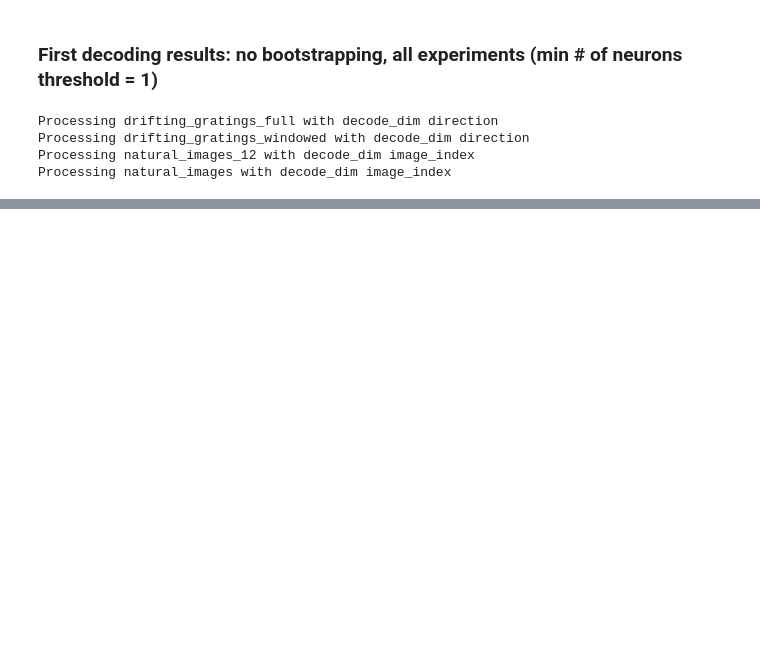
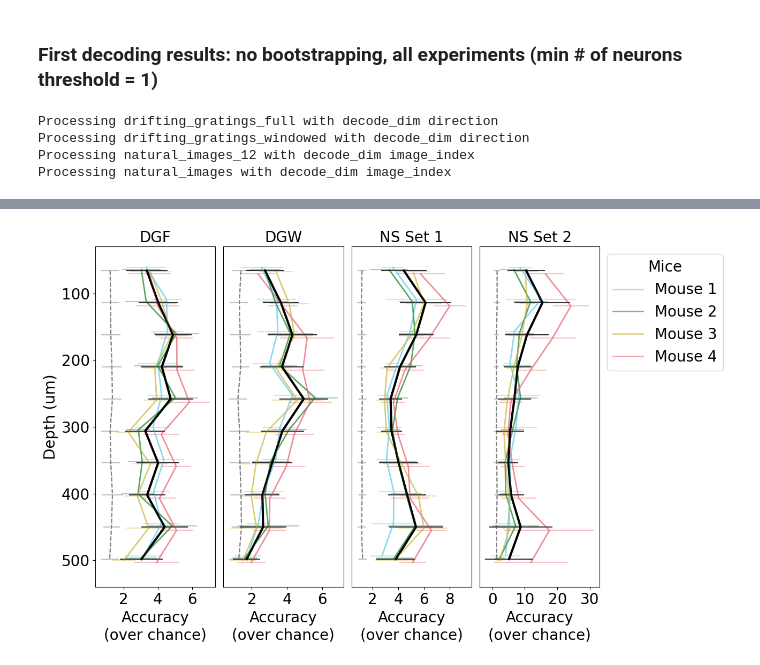
Before and after one commit to sherafatia/v1dd-public, a Jupyter notebook: notebooks/v1dd_figure2_new.ipynb, the cells around one changed output, grey strips where cells are left out. Cells and saved outputs as stored; diff of their text form; code cells hidden in the pictures; blank space fills up the shorter version.

```diff
--- a/notebooks/v1dd_figure2_new.ipynb
+++ b/notebooks/v1dd_figure2_new.ipynb
@@ -291,0 +277,2 @@ shuf_means
+# %%
+all_results_df = pd.read_pickle(os.path.join(ARTIFACT_DIR, f'decoding_analyses/20240731_Boot250_Rep1000.pkl'))
@@ -291,0 +337,90 @@ shuf_means
+# %%
+# Plot the results as a lineplot
+
+# Add some jitter to visualize the individual mice
+jitter_amount = 5
+jitter_step = jitter_amount * 2 / (n_mice - 1)
+jitter_values = np.linspace(-jitter_amount, jitter_amount, n_mice)
+fixed_jitters = np.tile(jitter_values, (n_depths, 1))
+
+titles = [
+    'DGF',
+    'DGW',
+    'NS Set 1',
+    'NS Set 2'
+]
+
+fig = plt.figure(figsize=(13, 8))
+fontsize=20
+
+for stim_idx, stim_type in enumerate(stim_types):
+    ax = plt.subplot(1, n_stims, stim_idx + 1)
+
+    # Plot data
+    for mouse_idx, mouse_id in enumerate(mice):
+        mouse_color = mouse_colors[mouse_id]
+
+        # Plot data
+        means, std_errors = [], []
+
+        for depth_idx, depth in enumerate(depths):
+            data_values = data[stim_idx, mouse_idx, :, depth_idx, :]
+            if np.all(np.isnan(data_values)):
+                means.append(np.nan), std_errors.append(np.nan)
+                continue
+
+            mean = np.nanmean(data_values)
+            std_error = np.nanstd(data_values)
+            means.append(mean), std_errors.append(std_error)
+
+        plt.errorbar(means, depths + fixed_jitters[:, mouse_idx], xerr=std_errors, fmt='-', color=mouse_color, label=mouse_id, capsize=0, alpha=0.4)
+        plt.plot(means, depths + fixed_jitters[:, mouse_idx], '-', color=mouse_color, linewidth=2, alpha=0.6)
+
+
+    # Plot shuffled data (average over mice for visualization, so just need to iterate over depths)
+    shuf_means, shuf_std_errors = [], []
+    for depth_idx, depth in enumerate(depths):
+        shuf_data_values = shuf_data[stim_idx, :, :, depth_idx, :]
+        if np.all(np.isnan(shuf_data_values)):
+            shuf_means.append(np.nan), shuf_std_errors.append(np.nan)
+            continue
+        shuf_mean = np.nanmean(shuf_data_values)
+        shuf_std_error = np.nanstd(shuf_data_values)
+        shuf_means.append(shuf_mean), shuf_std_errors.append(shuf_std_error)
+
+    plt.errorbar(shuf_means, depths, xerr=shuf_std_errors, fmt='--', color='grey', label='Shuffled', capsize=0, alpha=0.5)
+    plt.plot(shuf_means, depths, '--', color='grey', linewidth=1.5)
+
+    # Plot overall averages
+    overall_means, overall_std_errors = [], []
+    for depth_idx, depth in enumerate(depths):
+        overall_data_values = data[stim_idx, :, :, depth_idx, :]
+        if np.all(np.isnan(overall_data_values)):
+            overall_means.append(np.nan), overall_std_errors.append(np.nan)
+            continue
+        overall_mean = np.nanmean(overall_data_values)
+        overall_std_error = np.nanstd(overall_data_values)
+        overall_means.append(overall_mean), overall_std_errors.append(overall_std_error)
+
+    plt.errorbar(overall_means, depths, xerr=overall_std_errors, fmt='-', color='black', label='Overall Mean', capsize=0, alpha=0.8)
+    plt.plot(overall_means, depths, '-', color='black', linewidth=3)
+
+    if stim_idx == 0:
+        plt.yticks(fontsize=fontsize)
+        plt.ylabel('Depth (um)', fontsize=fontsize)
+    elif stim_idx == n_stims - 1:
+        plt.legend(['Mouse 1', 'Mouse 2', 'Mouse 3', 'Mouse 4'], loc='upper left', bbox_to_anchor=(1, 1), title='Mice', fontsize=fontsize, title_fontsize=fontsize)
+        plt.yticks([])
+    else:
+        plt.yticks([])
+
+    ax.set_ylim(30, 540)
+    ax.set_title(titles[stim_idx], fontsize=fontsize)
+    ax.set_xlabel('Accuracy\n(over chance)', fontsize=fontsize)
+    plt.xticks(fontsize=fontsize)
+    plt.gca().invert_yaxis()
+
+plt.tight_layout()
+plt.savefig(os.path.join(ARTIFACT_DIR, 'decoding_analyses', f'bootstrapping_decoding_results.svg'), dpi=300)
+# %% [output]
+[figure, added]
```
Also changed, not shown: parts of 13 cells of this notebook, 4 other files.
